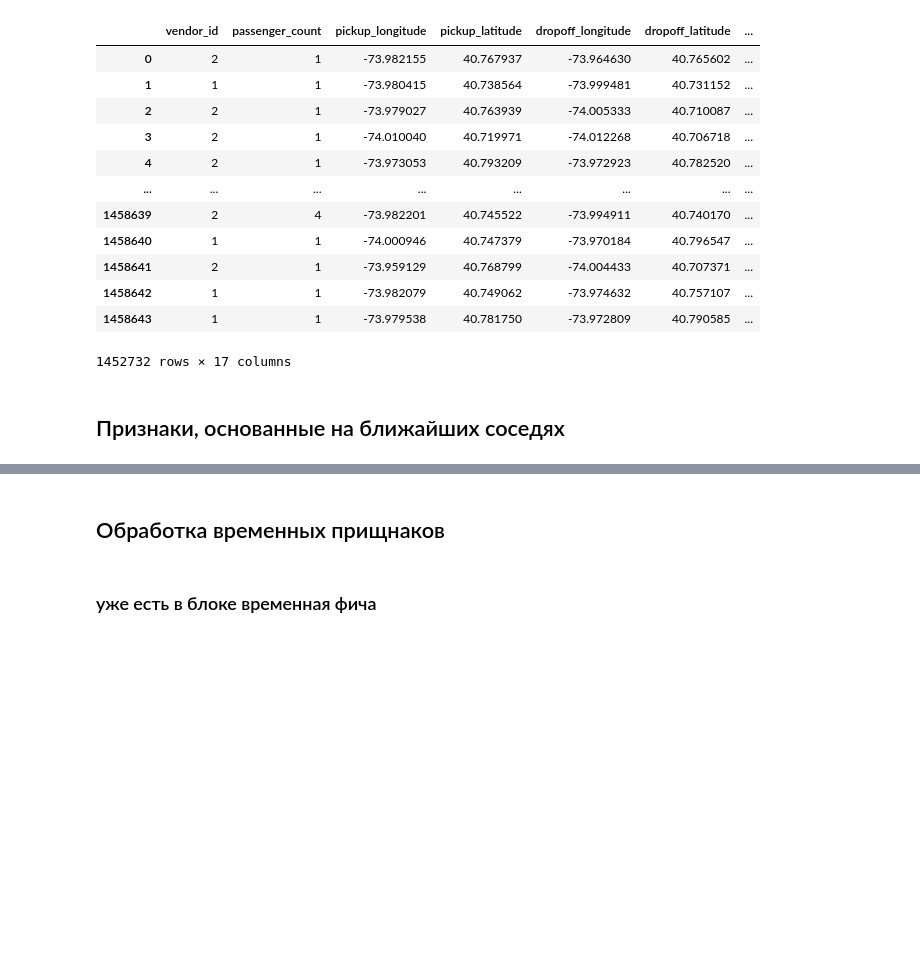
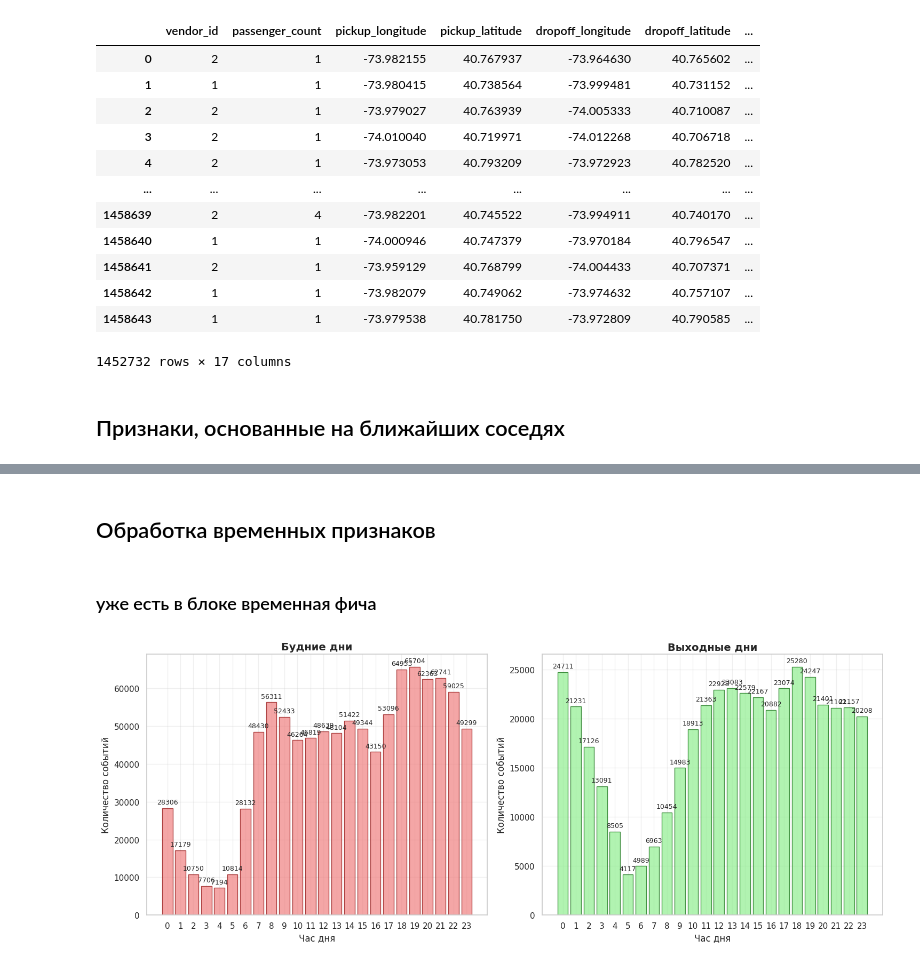
Before and after one commit to Katachy74/ML_Project, a Jupyter notebook: cu-project.ipynb, the cells around one changed output, grey strips where cells are left out. Cells and saved outputs as stored; diff of their text form; code cells hidden in the pictures; blank space fills up the shorter version.

```diff
--- a/cu-project.ipynb
+++ b/cu-project.ipynb
@@ -430,3 +438,18 @@ clean_train_encoded
 1452732 rows × 17 columns
 # %% [markdown]
 ## Признаки, основанные на ближайших соседях
+# %%
+def find_popular_zones(df, lat_col='latitude', lon_col='longitude', precision=3):
+    result_df = df.copy()
+
+    result_df['lat_zone'] = result_df[lat_col].round(precision)
+    result_df['lon_zone'] = result_df[lon_col].round(precision)
+    result_df['zone_id'] = result_df['lat_zone'].astype(str) + '_' + result_df['lon_zone'].astype(str)
+
+    result_df['zone_visit_count'] = result_df.groupby('zone_id')['zone_id'].transform('count')
+
+    result_df = result_df.drop(['lat_zone', 'lon_zone', 'zone_id'], axis=1)
+
+    return result_df
+# %%
+result_df= find_popular_zones(df=clean_train_encoded, lat_col='dropoff_latitude', lon_col='dropoff_longitude')
@@ -432,0 +472,2 @@ clean_train_encoded
+# %%
+result_df['is_popular_place'] = (result_df['zone_visit_count'] >= result_df['zone_visit_count'].quantile(0.90)).astype(int)
@@ -433,4 +490,39 @@ clean_train_encoded
 # %% [markdown]
-## Обработка временных прищнаков
+## Обработка временных признаков
 # %% [markdown]
 ### уже есть в блоке временная фича
+# %%
+plt.figure(figsize=(15, 6))
+
+weekend_hours = result_df[result_df['is_weekend'] == 1]['pickup_hour'].value_counts().sort_index()
+weekday_hours = result_df[result_df['is_weekend'] == 0]['pickup_hour'].value_counts().sort_index()
+
+plt.subplot(1, 2, 1)
+plt.bar(weekday_hours.index, weekday_hours.values, color='lightcoral', alpha=0.7, edgecolor='darkred')
+plt.xlabel('Час дня', fontsize=12)
+plt.ylabel('Количество событий', fontsize=12)
+plt.title('Будние дни', fontsize=14, fontweight='bold')
+plt.grid(True, alpha=0.3)
+plt.xticks(range(0, 24))
+
+for i, count in enumerate(weekday_hours.values):
+    plt.text(weekday_hours.index[i], count + max(weekday_hours.values)*0.01,
+             str(count), ha='center', va='bottom', fontsize=9)
+
+
+plt.subplot(1, 2, 2)
+plt.bar(weekend_hours.index, weekend_hours.values, color='lightgreen', alpha=0.7, edgecolor='darkgreen')
+plt.xlabel('Час дня', fontsize=12)
+plt.ylabel('Количество событий', fontsize=12)
+plt.title('Выходные дни', fontsize=14, fontweight='bold')
+plt.grid(True, alpha=0.3)
+plt.xticks(range(0, 24))
+
+for i, count in enumerate(weekend_hours.values):
+    plt.text(weekend_hours.index[i], count + max(weekend_hours.values)*0.01,
+             str(count), ha='center', va='bottom', fontsize=9)
+
+plt.tight_layout()
+plt.show()
+# %% [output]
+[figure, added]
```
Also changed, not shown: parts of 7 cells of this notebook.
